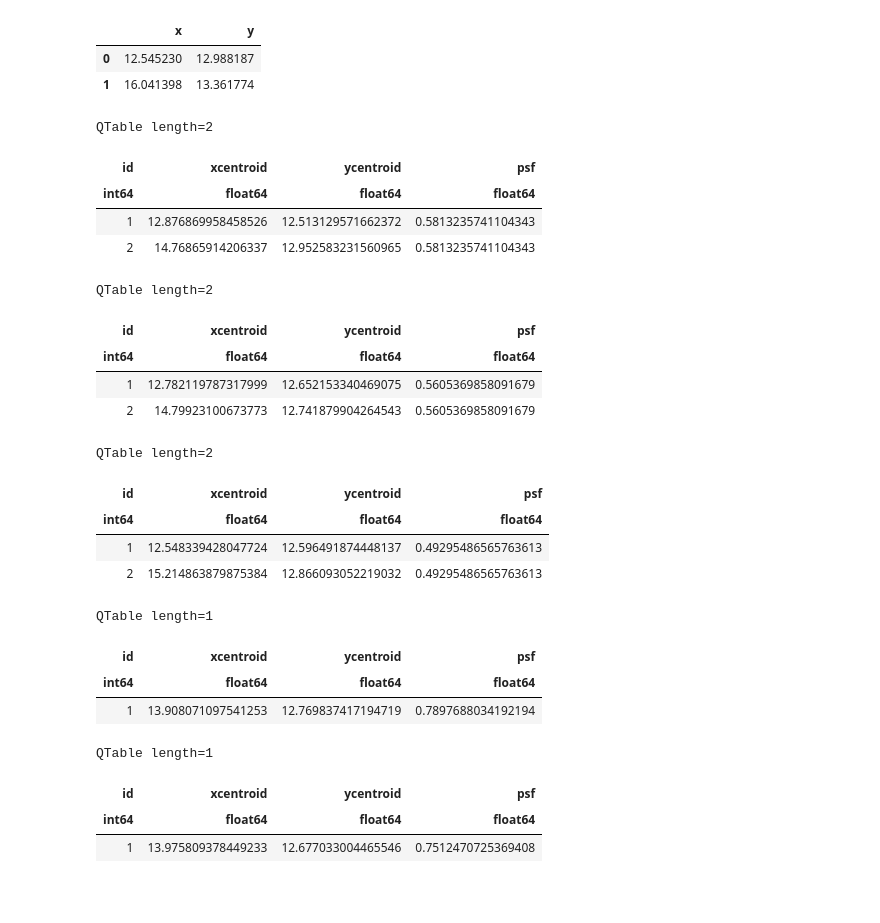
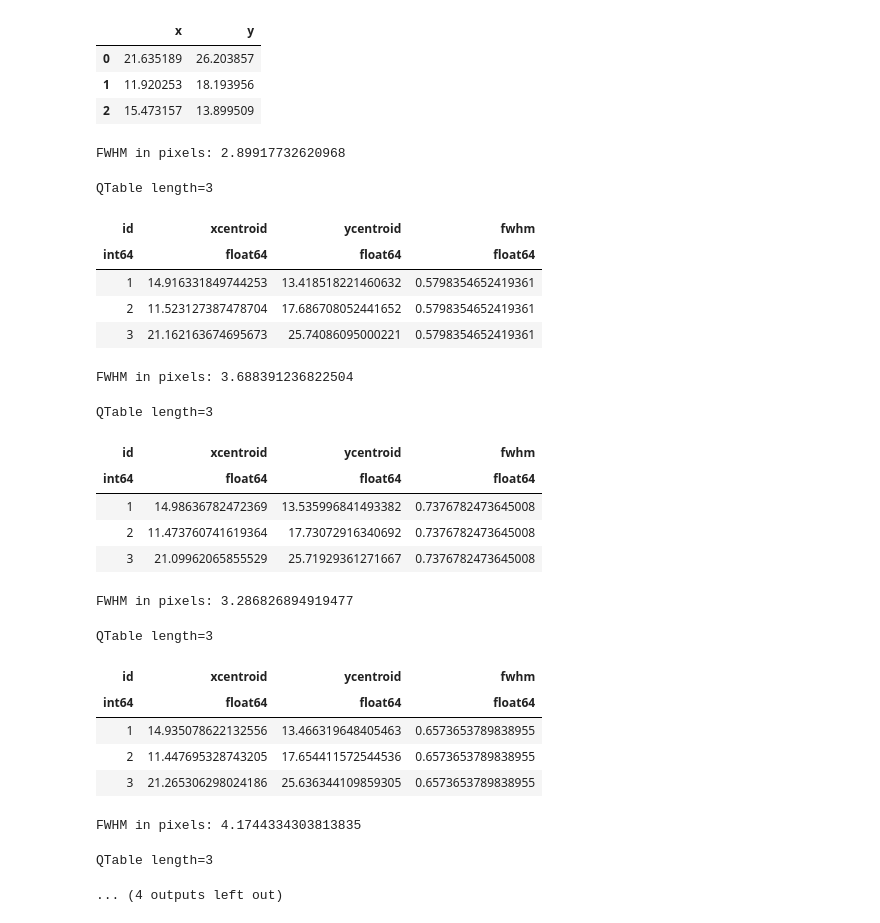
Before and after one commit to jacobf18/astronomical-matching, a Jupyter notebook: mockimg.ipynb, the cells around one changed output. Drawn from its saved outputs; the diff is of its cells as text; code cells hidden in the pictures; blank space fills up the shorter version.

```diff
--- a/mockimg.ipynb
+++ b/mockimg.ipynb
@@ -65,44 +66,50 @@ class observe(object):
 # %%
 # simulate a patch of sky
-patch = sky(seed=99, arcsec=5, objects=2, factor=0.3)
-obs = observe(patch)
+patch = sky(seed=141, arcsec=7, objects=3, factor=0.5)
+obs = observer(patch)
 
-# show the truth
-display(patch.truth[['x','y']] / obs.pixel_arcsec)
+# show the true pixel coordinates
+display(obs.truth)
+
+# Gaussian FWHM is not quite the sigma, see https://en.wikipedia.org/wiki/Full_width_at_half_maximum
+fwhm_to_sigma = 0.5 / np.sqrt(2*np.log(2))
 
 # create catalogs with random PSFs
 cat = dict()
-for it,psf in enumerate(patch.rng.normal(0.65, 0.15, 5)):
-    img = obs.image(psf=psf, exptime=100000, bg=0.5)
-    src = observe.daofind(img, fwhm=psf/obs.pixel_arcsec, threshold=5, sigma_clip=3)
-    if src: src['psf'] = psf * np.ones_like(src['xcentroid'])
-    cat[it] = img, src # save results
-    display(src[['id','xcentroid','ycentroid','psf']])
+for it, fwhm_arcsec in enumerate(patch.rng.normal(0.65, 0.15, 5)):
+    print (f'FWHM in pixels: {fwhm_arcsec/obs.pixel_arcsec}')
+    img = obs.image(sigma_arcsec=fwhm_arcsec*fwhm_to_sigma, exptime=100000, bg=0.5)
+    src, std = observer.daofind(img, fwhm=fwhm_arcsec/obs.pixel_arcsec, threshold=5, sigma_clip=3)
+    if src: src['fwhm'] = fwhm_arcsec * np.ones_like(src['xcentroid'])
+    cat[it] = dict(img=img, std=std, dao=src) # save results
+    display(src[['id','xcentroid','ycentroid','fwhm']])
 # %% [output]
 |  | x | y |
-| 0 | 12.545230 | 12.988187 |
-| 1 | 16.041398 | 13.361774 |
+| 0 | 21.635189 | 26.203857 |
+| 1 | 11.920253 | 18.193956 |
+| 2 | 15.473157 | 13.899509 |
-QTable length=2
+FWHM in pixels: 2.89917732620968
+QTable length=3
-| id | xcentroid | ycentroid | psf |
+| id | xcentroid | ycentroid | fwhm |
 | int64 | float64 | float64 | float64 |
-| 1 | 12.876869958458526 | 12.513129571662372 | 0.5813235741104343 |
-| 2 | 14.76865914206337 | 12.952583231560965 | 0.5813235741104343 |
+| 1 | 14.916331849744253 | 13.418518221460632 | 0.5798354652419361 |
+| 2 | 11.523127387478704 | 17.686708052441652 | 0.5798354652419361 |
+| 3 | 21.162163674695673 | 25.74086095000221 | 0.5798354652419361 |
-QTable length=2
+FWHM in pixels: 3.688391236822504
+QTable length=3
-| id | xcentroid | ycentroid | psf |
+| id | xcentroid | ycentroid | fwhm |
 | int64 | float64 | float64 | float64 |
-| 1 | 12.782119787317999 | 12.652153340469075 | 0.5605369858091679 |
-| 2 | 14.79923100673773 | 12.741879904264543 | 0.5605369858091679 |
+| 1 | 14.98636782472369 | 13.535996841493382 | 0.7376782473645008 |
+| 2 | 11.473760741619364 | 17.73072916340692 | 0.7376782473645008 |
+| 3 | 21.09962065855529 | 25.71929361271667 | 0.7376782473645008 |
-QTable length=2
+FWHM in pixels: 3.286826894919477
+QTable length=3
-| id | xcentroid | ycentroid | psf |
+| id | xcentroid | ycentroid | fwhm |
 | int64 | float64 | float64 | float64 |
-| 1 | 12.548339428047724 | 12.596491874448137 | 0.49295486565763613 |
-| 2 | 15.214863879875384 | 12.866093052219032 | 0.49295486565763613 |
+| 1 | 14.935078622132556 | 13.466319648405463 | 0.6573653789838955 |
+| 2 | 11.447695328743205 | 17.654411572544536 | 0.6573653789838955 |
+| 3 | 21.265306298024186 | 25.636344109859305 | 0.6573653789838955 |
-QTable length=1
-| id | xcentroid | ycentroid | psf |
-| int64 | float64 | float64 | float64 |
-| 1 | 13.908071097541253 | 12.769837417194719 | 0.7897688034192194 |
-QTable length=1
-| id | xcentroid | ycentroid | psf |
-| int64 | float64 | float64 | float64 |
-| 1 | 13.975809378449233 | 12.677033004465546 | 0.7512470725369408 |
+FWHM in pixels: 4.1744334303813835
+QTable length=3
+... (4 outputs left out)
 # %%
```
Also changed, not shown: parts of 21 cells of this notebook, 1 other file.
